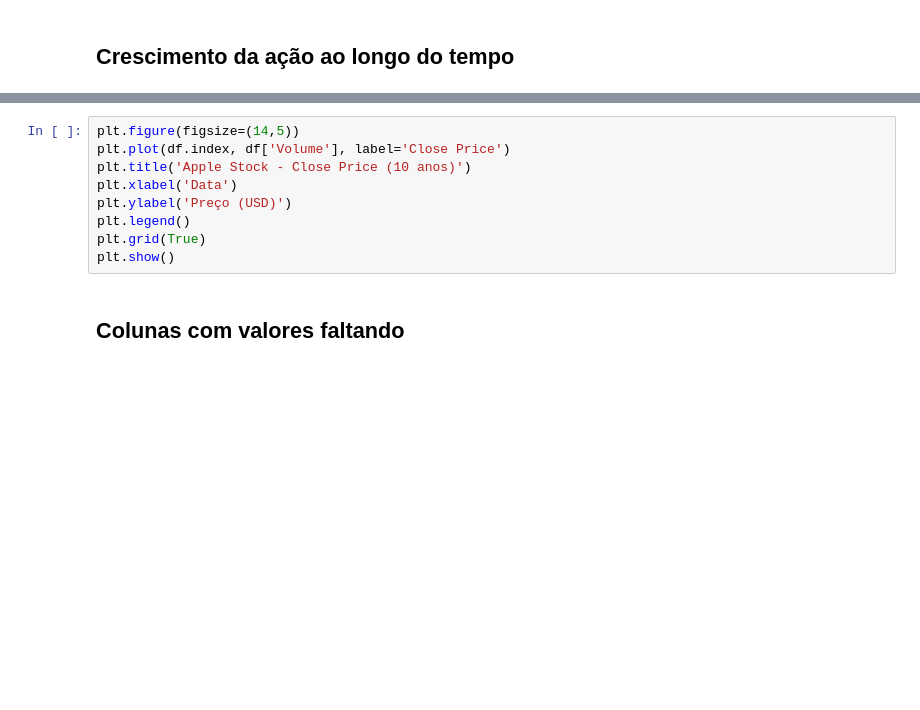
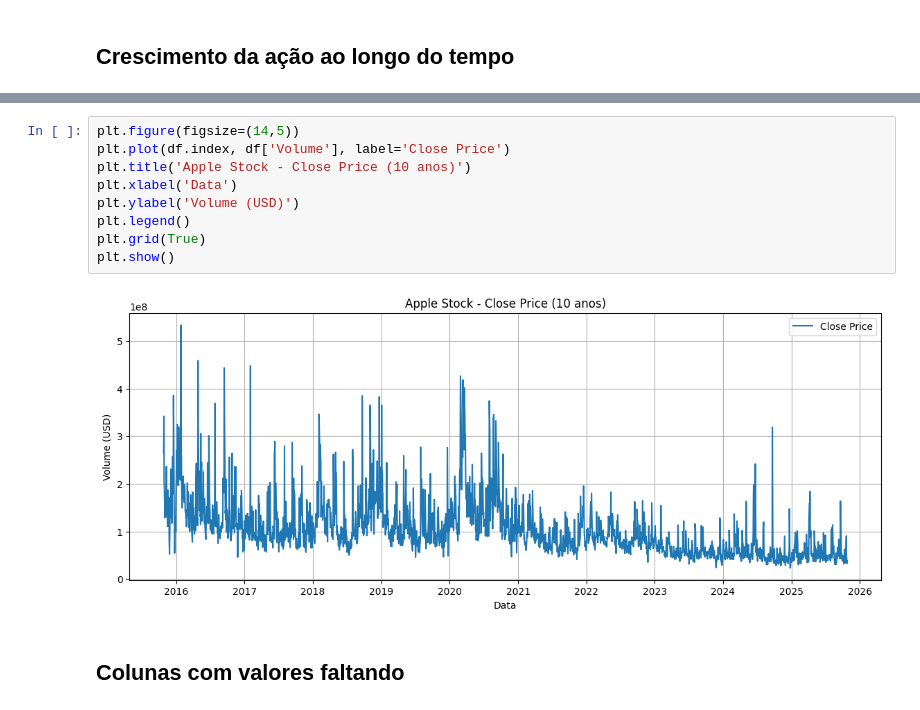
Before and after one commit to felipebns/regression_deeplearning, a Jupyter notebook: regression.ipynb, the cells around one changed output, grey strips where cells are left out. Drawn from its saved outputs; the diff is of its cells as text; blank space fills up the shorter version.

```diff
--- a/regression.ipynb
+++ b/regression.ipynb
@@ -134,12 +141,14 @@ plt.show()
 # %%
 plt.figure(figsize=(14,5))
 plt.plot(df.index, df['Volume'], label='Close Price')
 plt.title('Apple Stock - Close Price (10 anos)')
 plt.xlabel('Data')
-plt.ylabel('Preço (USD)')
+plt.ylabel('Volume (USD)')
 plt.legend()
 plt.grid(True)
 plt.show()
+# %% [output]
+[figure, added]
 # %% [markdown]
 ## Colunas com valores faltando
 # %%
```
Also changed, not shown: parts of 28 cells of this notebook, 7 other files.
